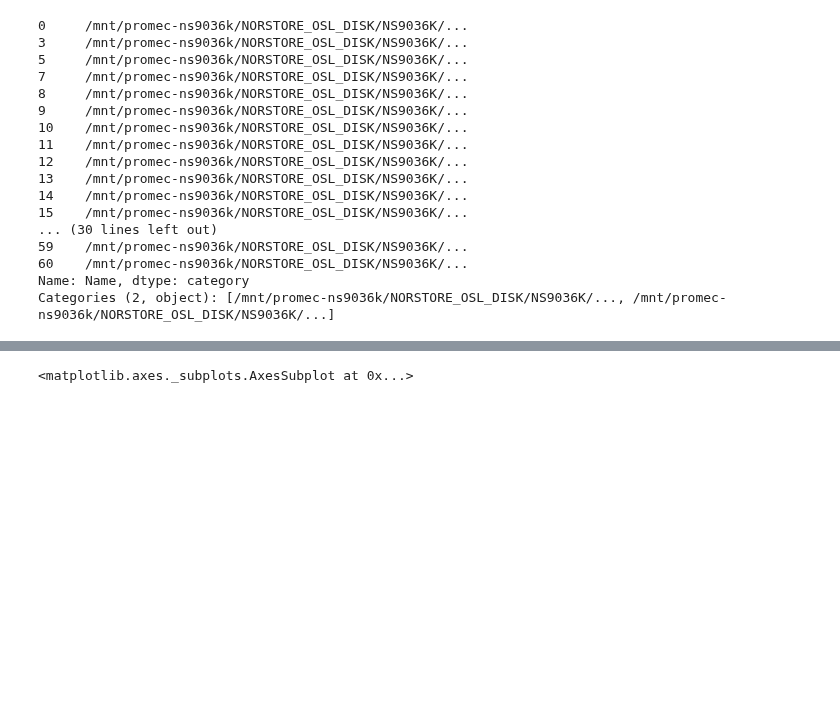
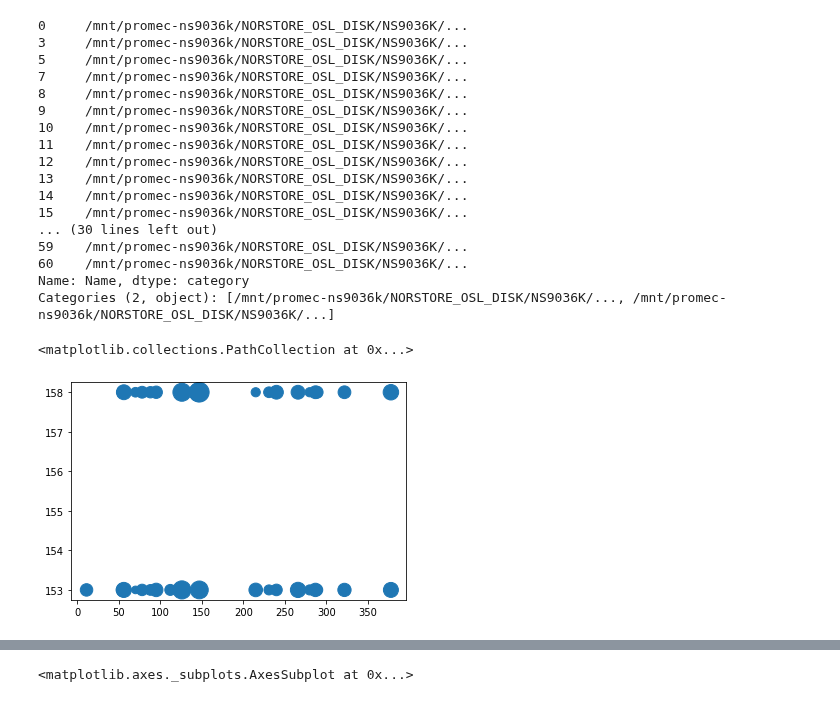
Before and after one commit to animesh/notebooks, a Jupyter notebook: peptidesCombine.ipynb, the cells around one changed output, grey strips where cells are left out. Saved outputs shown, nothing was run; the diff lists cells and outputs as text; code cells hidden in the pictures; blank space fills up the shorter version.

Commit message:
plot peptides across Serpin B3/x-axis as position and using tracks as file/y-axis, FMFDLFQQFR lacking in urt data

```diff
--- a/peptidesCombine.ipynb
+++ b/peptidesCombine.ipynb
@@ -575,6 +575,11 @@ df['Name'].astype('category')
 60    /mnt/promec-ns9036k/NORSTORE_OSL_DISK/NS9036K/...
 Name: Name, dtype: category
 Categories (2, object): [/mnt/promec-ns9036k/NORSTORE_OSL_DISK/NS9036K/..., /mnt/promec-ns9036k/NORSTORE_OSL_DISK/NS9036K/...]
+# %%
+plt.scatter(df['Start position']+np.random.normal()/10,df['Name'].astype(str).str.len(),(df['Score']+0))
+# %% [output]
+<matplotlib.collections.PathCollection at 0x...>
+[figure, added]
 # %%
 dfP02769=df[df['Protein IDs'].str.contains('CON')]
 dfP02769.head(5)
```
